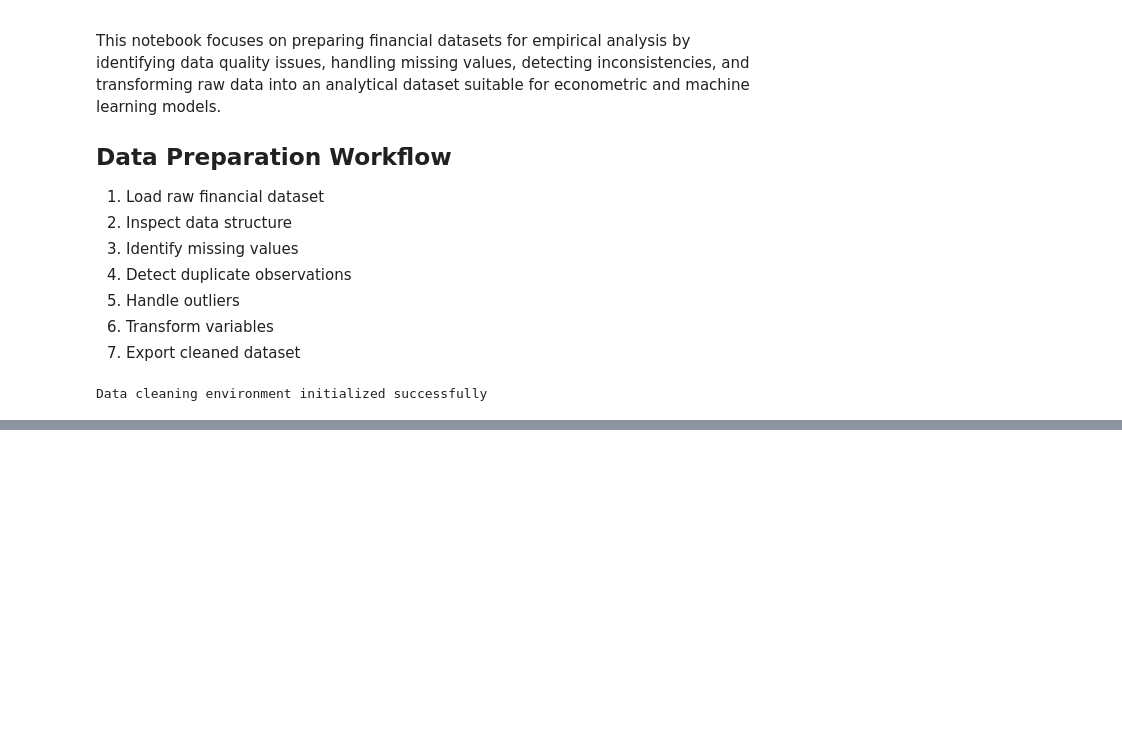
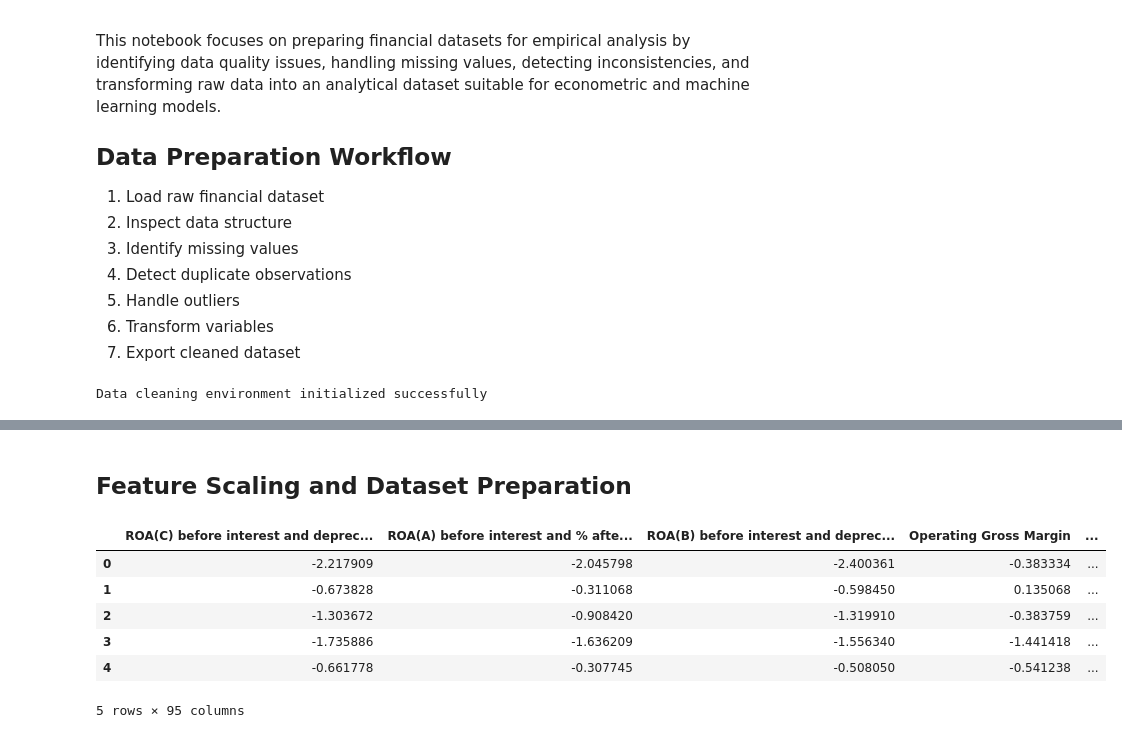
Before and after one commit to muhammad-siddique-research/financial-risk-ai, a Jupyter notebook: 02_data_cleaning.ipynb, the cells around one changed output, grey strips where cells are left out. Saved outputs shown, nothing was run; the diff lists cells and outputs as text; code cells hidden in the pictures; blank space fills up the shorter version.

```diff
--- a/02_data_cleaning.ipynb
+++ b/02_data_cleaning.ipynb
@@ -45,0 +229,26 @@ Dataset not found. Upload raw financial data before proceeding.
+# %% [markdown]
+## Feature Scaling and Dataset Preparation
+# %%
+X = df.drop("Bankrupt?", axis=1)
+y = df["Bankrupt?"]
+# %%
+from sklearn.preprocessing import StandardScaler
+
+scaler = StandardScaler()
+
+X_scaled = scaler.fit_transform(X)
+
+X_scaled = pd.DataFrame(
+    X_scaled,
+    columns=X.columns
+)
+# %%
+X_scaled.head()
+# %% [output]
+|  | ROA(C) before interest and deprec... | ROA(A) before interest and % afte... | ROA(B) before interest and deprec... | Operating Gross Margin | ... |
+| 0 | -2.217909 | -2.045798 | -2.400361 | -0.383334 | ... |
+| 1 | -0.673828 | -0.311068 | -0.598450 | 0.135068 | ... |
+| 2 | -1.303672 | -0.908420 | -1.319910 | -0.383759 | ... |
+| 3 | -1.735886 | -1.636209 | -1.556340 | -1.441418 | ... |
+| 4 | -0.661778 | -0.307745 | -0.508050 | -0.541238 | ... |
+5 rows × 95 columns
```
Also changed, not shown: parts of 17 cells of this notebook.
